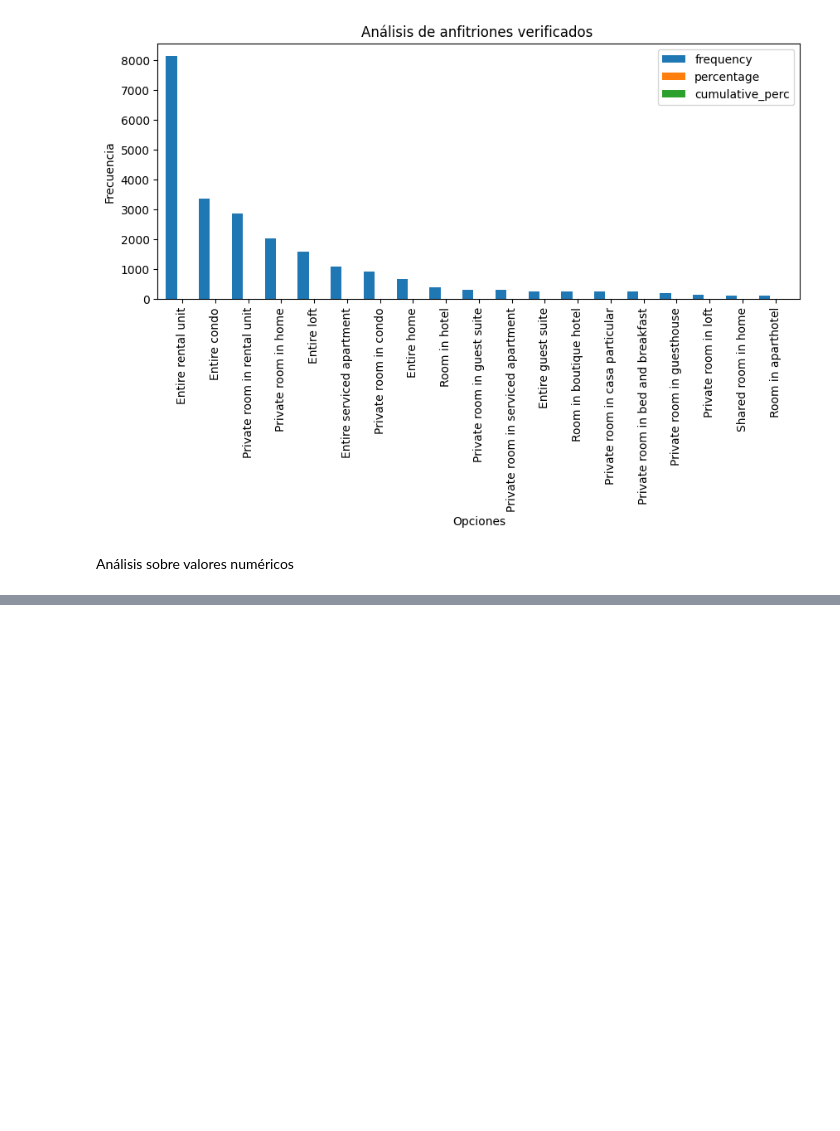
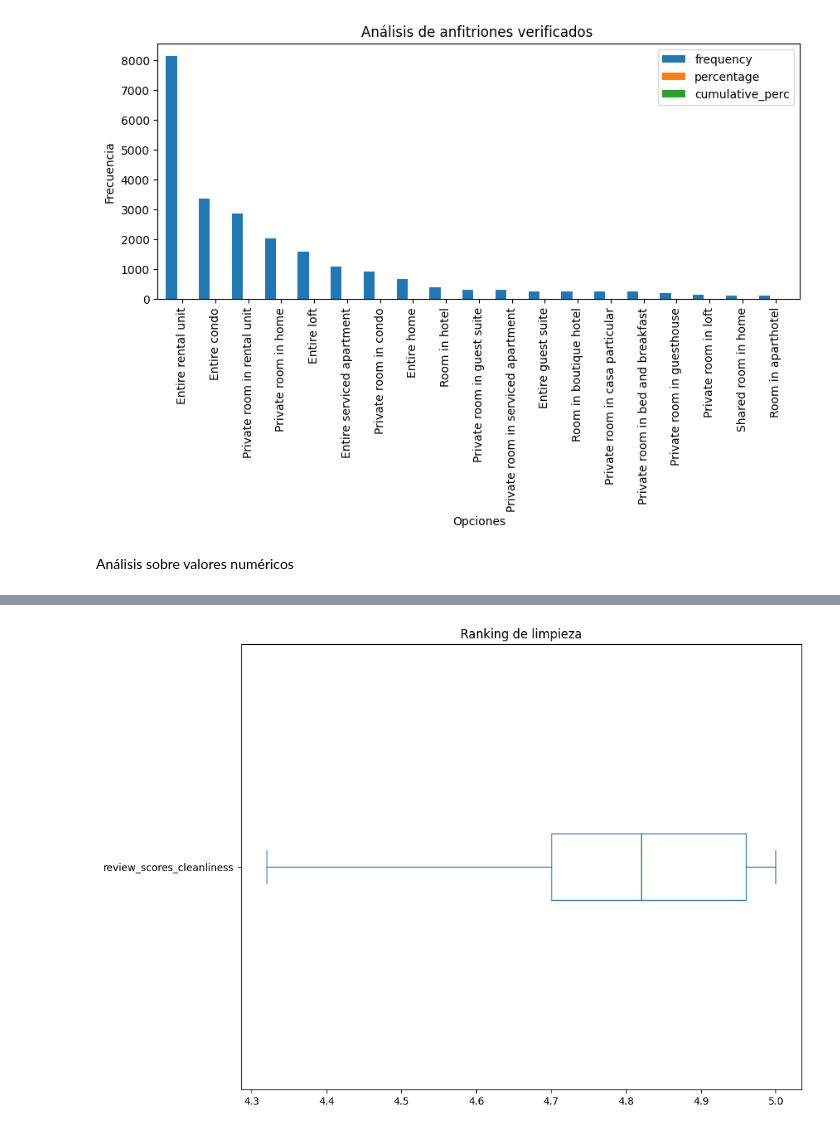
Before and after one commit to AlbertoMuro/Actividad6, a Jupyter notebook: Actividad6(Reto final).ipynb, the cells around one changed output, grey strips where cells are left out. Drawn from its saved outputs; the diff is of its cells as text; code cells hidden in the pictures; blank space fills up the shorter version.

```diff
--- a/Actividad6(Reto final).ipynb
+++ b/Actividad6(Reto final).ipynb
@@ -825,0 +824,10 @@ plt.show()
+# %%
+limpieza=Fase3["review_scores_cleanliness"]
+# %%
+#Análisis review_scores_cleanliness
+fig = plt.figure(figsize =(10, 8))
+limpieza.plot(kind='box', vert=False)
+plt.title("Ranking de limpieza")
+plt.show()
+# %% [output]
+[figure, added]
```
Also changed, not shown: parts of 12 cells of this notebook, 1 other file.
